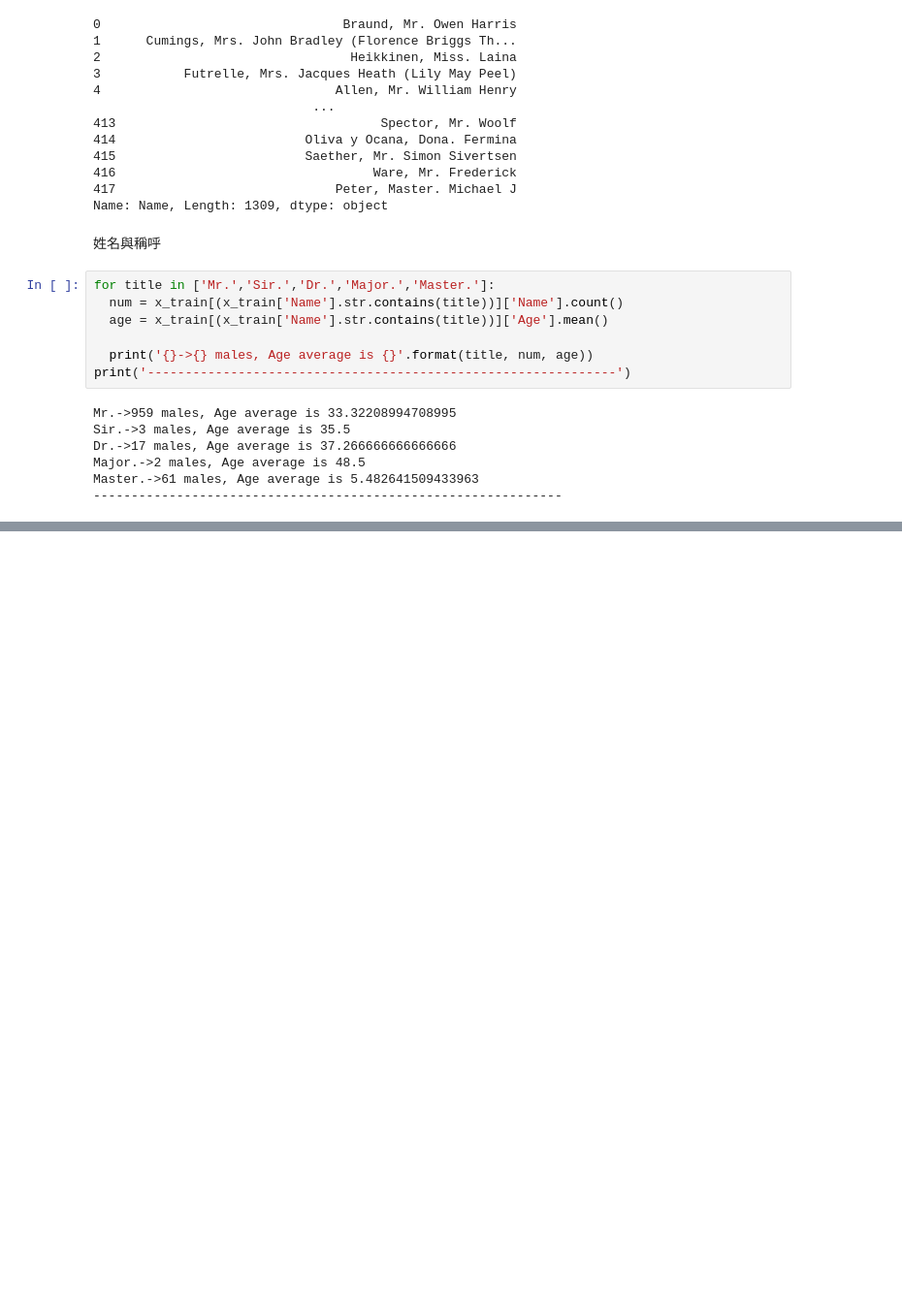
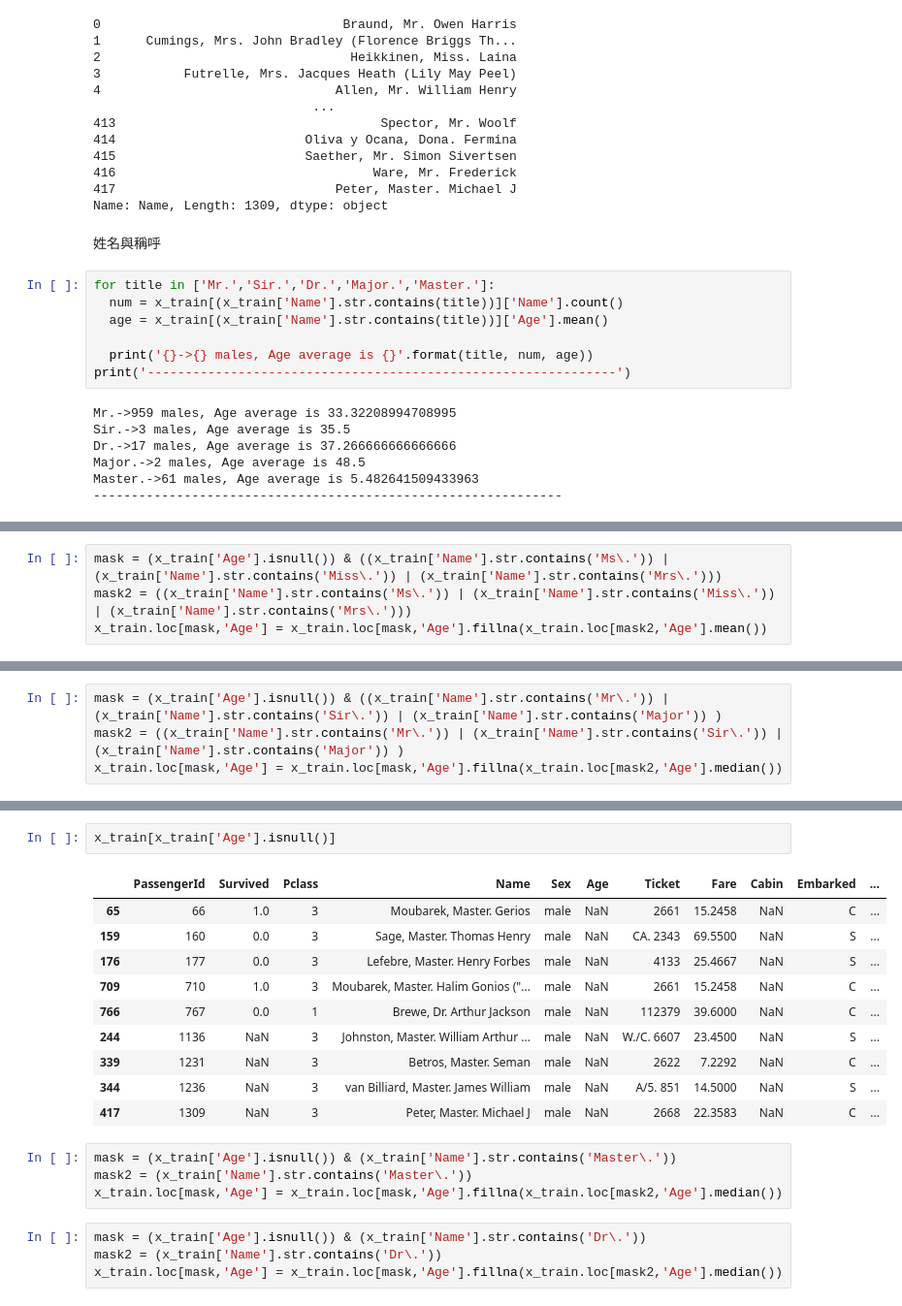
Before and after one commit to kuozheng10/FLASK_HEROKU, a Jupyter notebook: ML_titanic.ipynb, the cells around one changed output, grey strips where cells are left out. Shown: that part at 97% size. Saved outputs shown, nothing was run; the diff lists cells and outputs as text; blank space fills up the shorter version.

```diff
--- a/ML_titanic.ipynb
+++ b/ML_titanic.ipynb
@@ -214,0 +324,4 @@ Master.->61 males, Age average is 5.482641509433963
+# %%
+mask = (x_train['Age'].isnull()) & ((x_train['Name'].str.contains('Ms\.')) | (x_train['Name'].str.contains('Miss\.')) | (x_train['Name'].str.contains('Mrs\.')))
+mask2 = ((x_train['Name'].str.contains('Ms\.')) | (x_train['Name'].str.contains('Miss\.')) | (x_train['Name'].str.contains('Mrs\.')))
+x_train.loc[mask,'Age'] = x_train.loc[mask,'Age'].fillna(x_train.loc[mask2,'Age'].mean())
@@ -214,0 +349,4 @@ Master.->61 males, Age average is 5.482641509433963
+# %%
+mask = (x_train['Age'].isnull()) & ((x_train['Name'].str.contains('Mr\.')) | (x_train['Name'].str.contains('Sir\.')) | (x_train['Name'].str.contains('Major')) )
+mask2 = ((x_train['Name'].str.contains('Mr\.')) | (x_train['Name'].str.contains('Sir\.')) | (x_train['Name'].str.contains('Major')) )
+x_train.loc[mask,'Age'] = x_train.loc[mask,'Age'].fillna(x_train.loc[mask2,'Age'].median())
@@ -214,0 +374,21 @@ Master.->61 males, Age average is 5.482641509433963
+# %%
+x_train[x_train['Age'].isnull()]
+# %% [output]
+|  | PassengerId | Survived | Pclass | Name | Sex | Age | Ticket | Fare | Cabin | Embarked | ... |
+| 65 | 66 | 1.0 | 3 | Moubarek, Master. Gerios | male | NaN | 2661 | 15.2458 | NaN | C | ... |
+| 159 | 160 | 0.0 | 3 | Sage, Master. Thomas Henry | male | NaN | CA. 2343 | 69.5500 | NaN | S | ... |
+| 176 | 177 | 0.0 | 3 | Lefebre, Master. Henry Forbes | male | NaN | 4133 | 25.4667 | NaN | S | ... |
+| 709 | 710 | 1.0 | 3 | Moubarek, Master. Halim Gonios ("... | male | NaN | 2661 | 15.2458 | NaN | C | ... |
+| 766 | 767 | 0.0 | 1 | Brewe, Dr. Arthur Jackson | male | NaN | 112379 | 39.6000 | NaN | C | ... |
+| 244 | 1136 | NaN | 3 | Johnston, Master. William Arthur ... | male | NaN | W./C. 6607 | 23.4500 | NaN | S | ... |
+| 339 | 1231 | NaN | 3 | Betros, Master. Seman | male | NaN | 2622 | 7.2292 | NaN | C | ... |
+| 344 | 1236 | NaN | 3 | van Billiard, Master. James William | male | NaN | A/5. 851 | 14.5000 | NaN | S | ... |
+| 417 | 1309 | NaN | 3 | Peter, Master. Michael J | male | NaN | 2668 | 22.3583 | NaN | C | ... |
+# %%
+mask = (x_train['Age'].isnull()) & (x_train['Name'].str.contains('Master\.'))
+mask2 = (x_train['Name'].str.contains('Master\.'))
+x_train.loc[mask,'Age'] = x_train.loc[mask,'Age'].fillna(x_train.loc[mask2,'Age'].median())
+# %%
+mask = (x_train['Age'].isnull()) & (x_train['Name'].str.contains('Dr\.'))
+mask2 = (x_train['Name'].str.contains('Dr\.'))
+x_train.loc[mask,'Age'] = x_train.loc[mask,'Age'].fillna(x_train.loc[mask2,'Age'].median())
```
Also changed, not shown: parts of 27 cells of this notebook.
